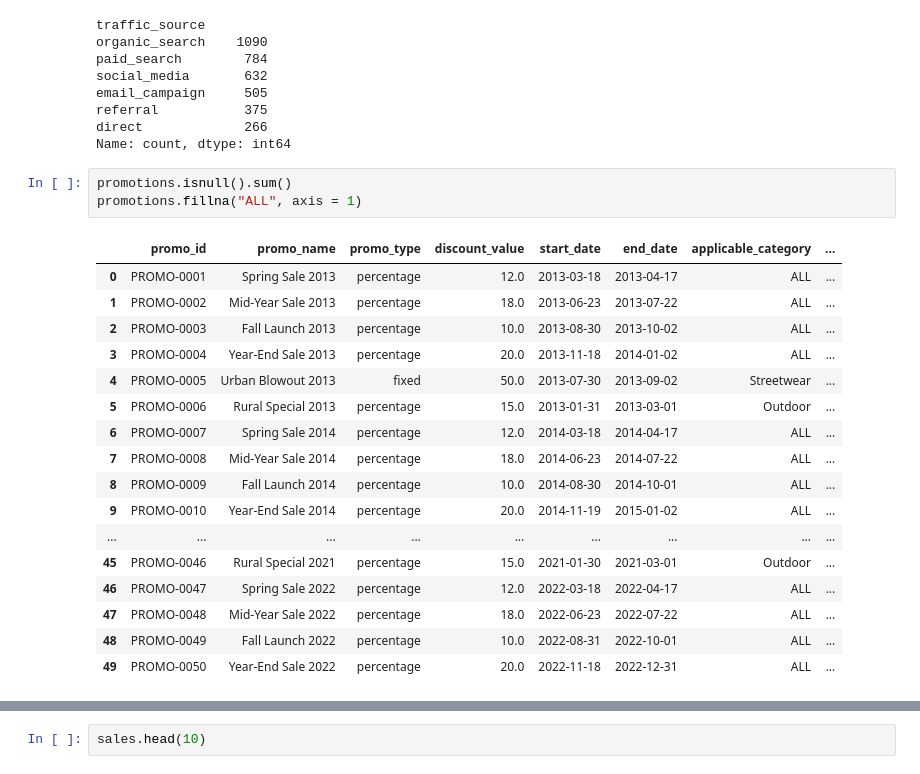
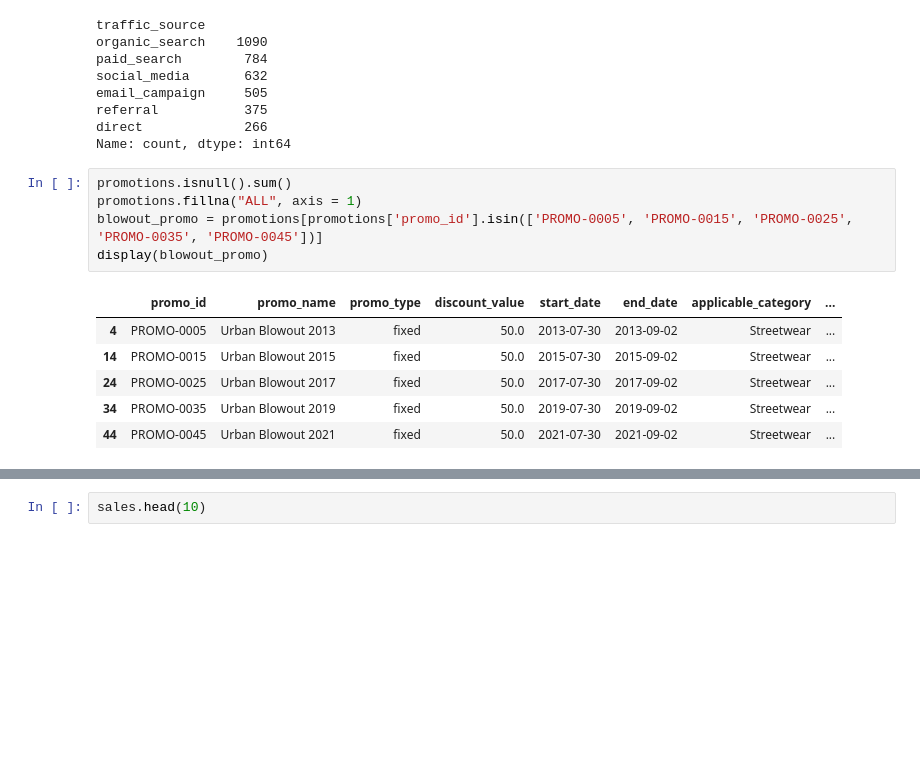
Before and after one commit to nqt-2/Datathon_Vin, a Jupyter notebook: notebook/Son_EDA.ipynb, the cells around one changed output, grey strips where cells are left out. Cells and saved outputs as stored; diff of their text form; blank space fills up the shorter version.

```diff
--- a/notebook/Son_EDA.ipynb
+++ b/notebook/Son_EDA.ipynb
@@ -102,23 +121,14 @@ Name: count, dtype: int64
 # %%
 promotions.isnull().sum()
 promotions.fillna("ALL", axis = 1)
+blowout_promo = promotions[promotions['promo_id'].isin(['PROMO-0005', 'PROMO-0015', 'PROMO-0025', 'PROMO-0035', 'PROMO-0045'])]
+display(blowout_promo)
 # %% [output]
 |  | promo_id | promo_name | promo_type | discount_value | start_date | end_date | applicable_category | ... |
-| 0 | PROMO-0001 | Spring Sale 2013 | percentage | 12.0 | 2013-03-18 | 2013-04-17 | ALL | ... |
-| 1 | PROMO-0002 | Mid-Year Sale 2013 | percentage | 18.0 | 2013-06-23 | 2013-07-22 | ALL | ... |
-| 2 | PROMO-0003 | Fall Launch 2013 | percentage | 10.0 | 2013-08-30 | 2013-10-02 | ALL | ... |
-| 3 | PROMO-0004 | Year-End Sale 2013 | percentage | 20.0 | 2013-11-18 | 2014-01-02 | ALL | ... |
 | 4 | PROMO-0005 | Urban Blowout 2013 | fixed | 50.0 | 2013-07-30 | 2013-09-02 | Streetwear | ... |
-| 5 | PROMO-0006 | Rural Special 2013 | percentage | 15.0 | 2013-01-31 | 2013-03-01 | Outdoor | ... |
-| 6 | PROMO-0007 | Spring Sale 2014 | percentage | 12.0 | 2014-03-18 | 2014-04-17 | ALL | ... |
-| 7 | PROMO-0008 | Mid-Year Sale 2014 | percentage | 18.0 | 2014-06-23 | 2014-07-22 | ALL | ... |
-| 8 | PROMO-0009 | Fall Launch 2014 | percentage | 10.0 | 2014-08-30 | 2014-10-01 | ALL | ... |
-| 9 | PROMO-0010 | Year-End Sale 2014 | percentage | 20.0 | 2014-11-19 | 2015-01-02 | ALL | ... |
-| ... | ... | ... | ... | ... | ... | ... | ... | ... |
-| 45 | PROMO-0046 | Rural Special 2021 | percentage | 15.0 | 2021-01-30 | 2021-03-01 | Outdoor | ... |
-| 46 | PROMO-0047 | Spring Sale 2022 | percentage | 12.0 | 2022-03-18 | 2022-04-17 | ALL | ... |
-| 47 | PROMO-0048 | Mid-Year Sale 2022 | percentage | 18.0 | 2022-06-23 | 2022-07-22 | ALL | ... |
-| 48 | PROMO-0049 | Fall Launch 2022 | percentage | 10.0 | 2022-08-31 | 2022-10-01 | ALL | ... |
-| 49 | PROMO-0050 | Year-End Sale 2022 | percentage | 20.0 | 2022-11-18 | 2022-12-31 | ALL | ... |
+| 14 | PROMO-0015 | Urban Blowout 2015 | fixed | 50.0 | 2015-07-30 | 2015-09-02 | Streetwear | ... |
+| 24 | PROMO-0025 | Urban Blowout 2017 | fixed | 50.0 | 2017-07-30 | 2017-09-02 | Streetwear | ... |
+| 34 | PROMO-0035 | Urban Blowout 2019 | fixed | 50.0 | 2019-07-30 | 2019-09-02 | Streetwear | ... |
+| 44 | PROMO-0045 | Urban Blowout 2021 | fixed | 50.0 | 2021-07-30 | 2021-09-02 | Streetwear | ... |
 # %%
 # Resample to monthly average
```
Also changed, not shown: parts of 9 cells of this notebook.
